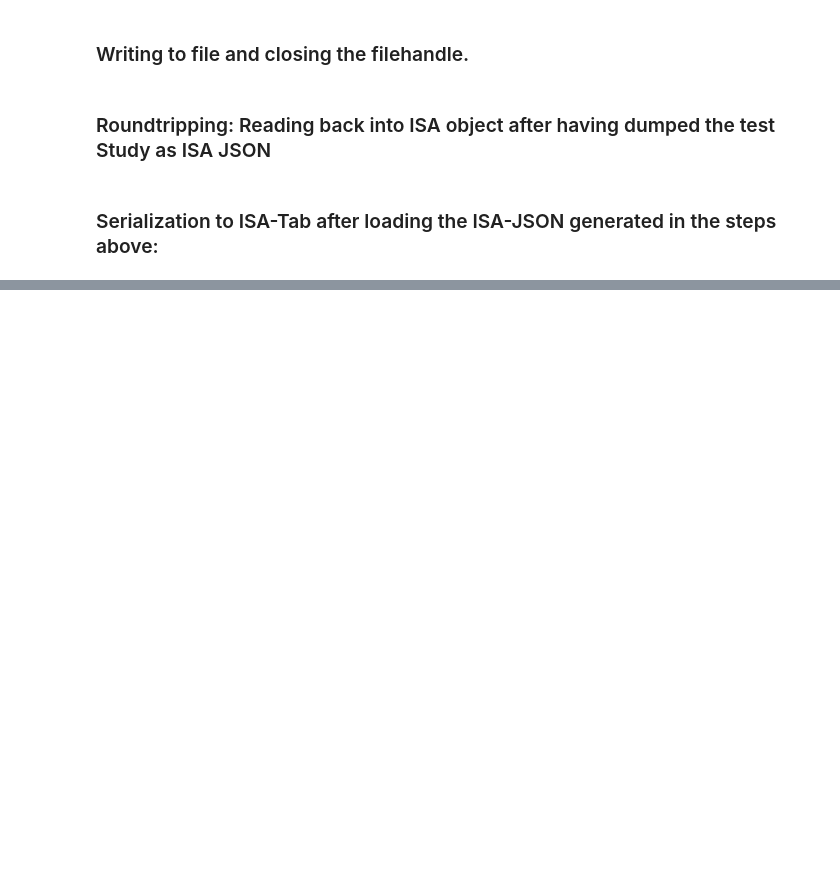
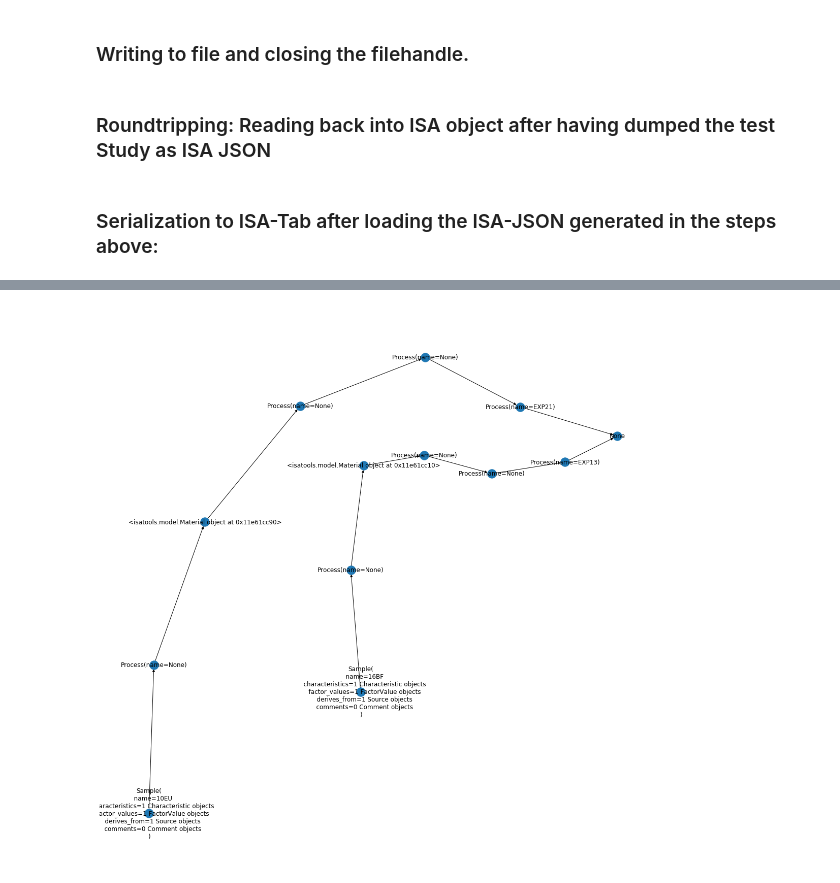
Before and after one commit to proccaserra/isatools-notebooks, a Jupyter notebook: notebooks/Create test ISA with 3 chained protocols.ipynb, the cells around one changed output, grey strips where cells are left out. Drawn from its saved outputs; the diff is of its cells as text; code cells hidden in the pictures; blank space fills up the shorter version.

```diff
--- a/notebooks/Create test ISA with 3 chained protocols.ipynb
+++ b/notebooks/Create test ISA with 3 chained protocols.ipynb
@@ -376,0 +644,6 @@ with open(in_path) as file_pointer:
+# %%
+from isatools.model import _build_assay_graph
+import logging
+log = logging.getLogger('isatools')
+log.setLevel(logging.DEBUG)
+g = _build_assay_graph(investigation_bii7.studies[0].assays[0].process_sequence)
@@ -376,0 +667,5 @@ with open(in_path) as file_pointer:
+# %%
+fig, ax = plt.subplots(figsize=(20, 20))
+nx.draw(g, with_labels=True, figsize=(12, 12), ax=ax)
+# %% [output]
+[figure, added]
```
Also changed, not shown: parts of 19 cells of this notebook, 5 other files.
